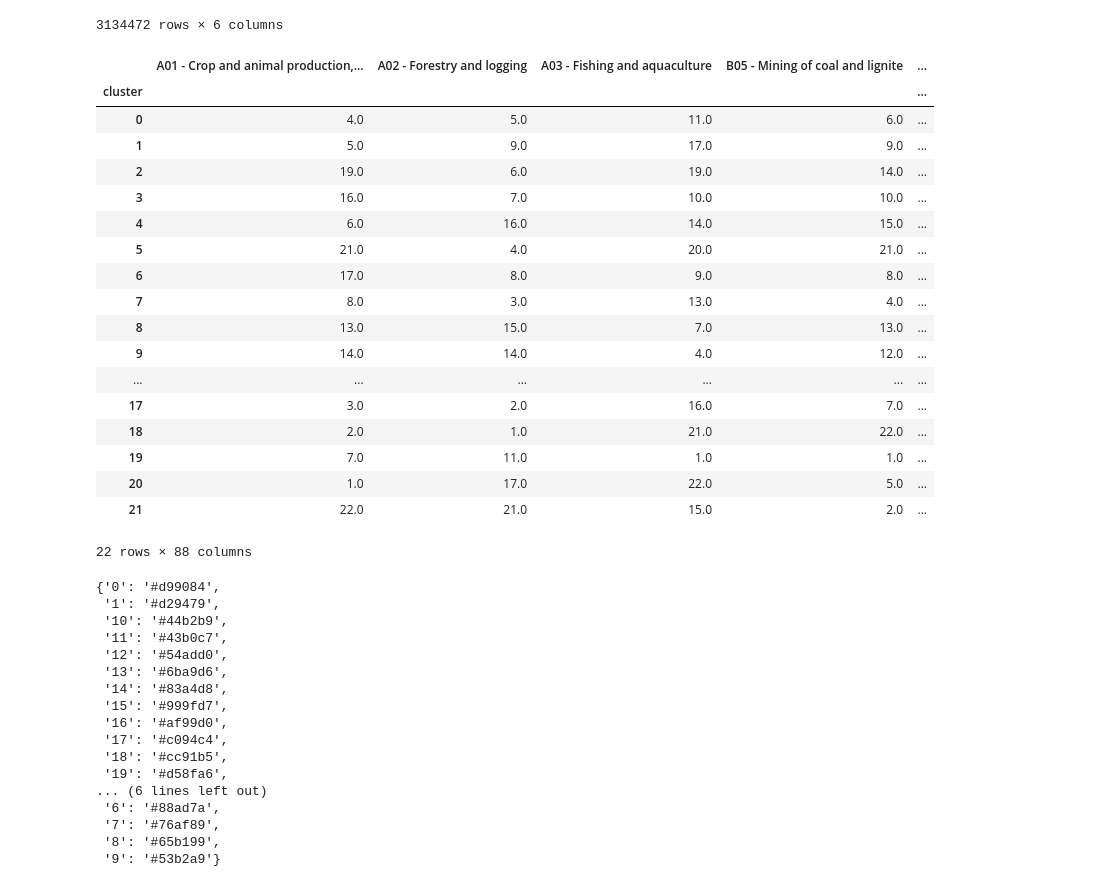
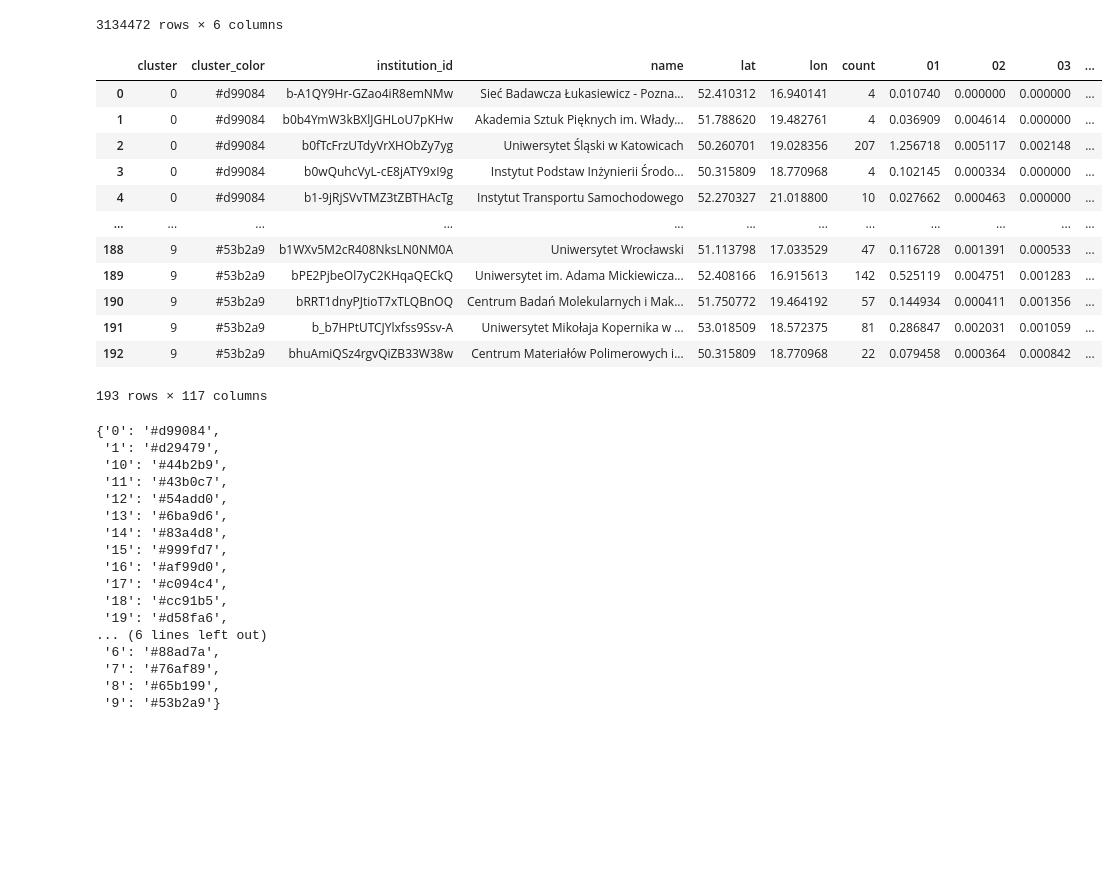
Before and after one commit to piotrsobecki/economical_impact_pri, a Jupyter notebook: data visualization.ipynb, the cells around one changed output. Drawn from its saved outputs; the diff is of its cells as text; code cells hidden in the pictures; blank space fills up the shorter version.

```diff
--- a/data visualization.ipynb
+++ b/data visualization.ipynb
@@ -728,3 +728,19 @@ def adjust_color(color, brightness):
   return "#{:06x}".format(hex_color)
 # %%
 cluster_profiles_pd = plot_data.copy()
+# %%
+cluster_profiles_pd
+# %% [output]
+|  | cluster | cluster_color | institution_id | name | lat | lon | count | 01 | 02 | 03 | ... |
+| 0 | 0 | #d99084 | b-A1QY9Hr-GZao4iR8emNMw | Sieć Badawcza Łukasiewicz - Pozna... | 52.410312 | 16.940141 | 4 | 0.010740 | 0.000000 | 0.000000 | ... |
+| 1 | 0 | #d99084 | b0b4YmW3kBXlJGHLoU7pKHw | Akademia Sztuk Pięknych im. Włady... | 51.788620 | 19.482761 | 4 | 0.036909 | 0.004614 | 0.000000 | ... |
+| 2 | 0 | #d99084 | b0fTcFrzUTdyVrXHObZy7yg | Uniwersytet Śląski w Katowicach | 50.260701 | 19.028356 | 207 | 1.256718 | 0.005117 | 0.002148 | ... |
+| 3 | 0 | #d99084 | b0wQuhcVyL-cE8jATY9xI9g | Instytut Podstaw Inżynierii Środo... | 50.315809 | 18.770968 | 4 | 0.102145 | 0.000334 | 0.000000 | ... |
+| 4 | 0 | #d99084 | b1-9jRjSVvTMZ3tZBTHAcTg | Instytut Transportu Samochodowego | 52.270327 | 21.018800 | 10 | 0.027662 | 0.000463 | 0.000000 | ... |
+| ... | ... | ... | ... | ... | ... | ... | ... | ... | ... | ... | ... |
+| 188 | 9 | #53b2a9 | b1WXv5M2cR408NksLN0NM0A | Uniwersytet Wrocławski | 51.113798 | 17.033529 | 47 | 0.116728 | 0.001391 | 0.000533 | ... |
+| 189 | 9 | #53b2a9 | bPE2PjbeOl7yC2KHqaQECkQ | Uniwersytet im. Adama Mickiewicza... | 52.408166 | 16.915613 | 142 | 0.525119 | 0.004751 | 0.001283 | ... |
+| 190 | 9 | #53b2a9 | bRRT1dnyPJtioT7xTLQBnOQ | Centrum Badań Molekularnych i Mak... | 51.750772 | 19.464192 | 57 | 0.144934 | 0.000411 | 0.001356 | ... |
+| 191 | 9 | #53b2a9 | b_b7HPtUTCJYlxfss9Ssv-A | Uniwersytet Mikołaja Kopernika w ... | 53.018509 | 18.572375 | 81 | 0.286847 | 0.002031 | 0.001059 | ... |
+| 192 | 9 | #53b2a9 | bhuAmiQSz4rgvQiZB33W38w | Centrum Materiałów Polimerowych i... | 50.315809 | 18.770968 | 22 | 0.079458 | 0.000364 | 0.000842 | ... |
+193 rows × 117 columns
@@ -753,25 +779,3 @@ sectors_ranked.columns = [ code_label_mapping[c] for c in sectors_ranked.columns
-# %%
-sectors_ranked
-# %% [output]
-|  | A01 - Crop and animal production,... | A02 - Forestry and logging | A03 - Fishing and aquaculture | B05 - Mining of coal and lignite | ... |
-| cluster |  |  |  |  | ... |
-| 0 | 4.0 | 5.0 | 11.0 | 6.0 | ... |
-| 1 | 5.0 | 9.0 | 17.0 | 9.0 | ... |
-| 2 | 19.0 | 6.0 | 19.0 | 14.0 | ... |
-| 3 | 16.0 | 7.0 | 10.0 | 10.0 | ... |
-| 4 | 6.0 | 16.0 | 14.0 | 15.0 | ... |
-| 5 | 21.0 | 4.0 | 20.0 | 21.0 | ... |
-| 6 | 17.0 | 8.0 | 9.0 | 8.0 | ... |
-| 7 | 8.0 | 3.0 | 13.0 | 4.0 | ... |
-| 8 | 13.0 | 15.0 | 7.0 | 13.0 | ... |
-| 9 | 14.0 | 14.0 | 4.0 | 12.0 | ... |
-| ... | ... | ... | ... | ... | ... |
-| 17 | 3.0 | 2.0 | 16.0 | 7.0 | ... |
-| 18 | 2.0 | 1.0 | 21.0 | 22.0 | ... |
-| 19 | 7.0 | 11.0 | 1.0 | 1.0 | ... |
-| 20 | 1.0 | 17.0 | 22.0 | 5.0 | ... |
-| 21 | 22.0 | 21.0 | 15.0 | 2.0 | ... |
-22 rows × 88 columns
 # %%
 cluster_color_mapping = dict(zip(plot_data['cluster'].unique(), plot_data['cluster_color'].unique()))
 # %%
```
Also changed, not shown: parts of 3 cells of this notebook, 8 other files.
